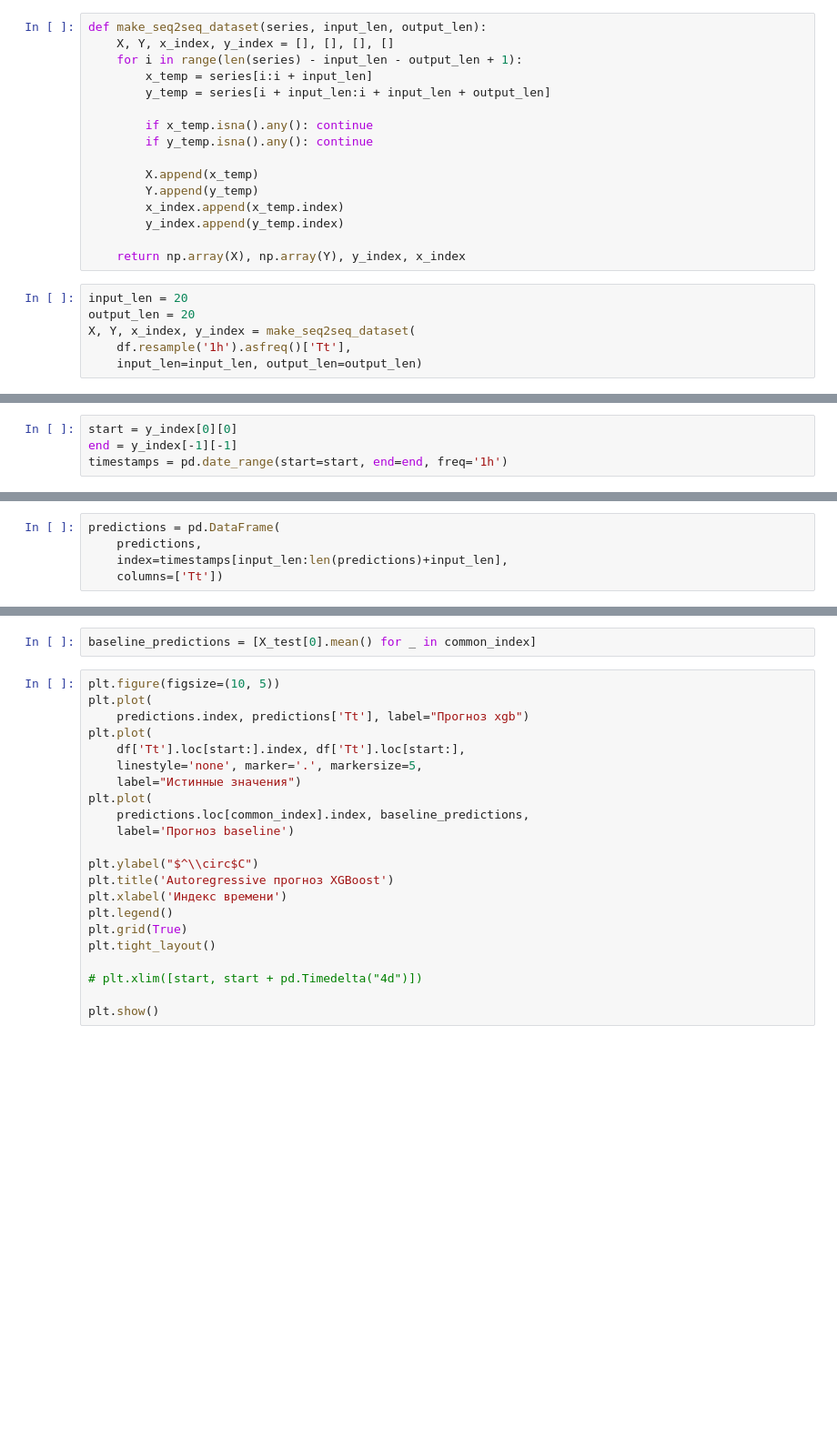
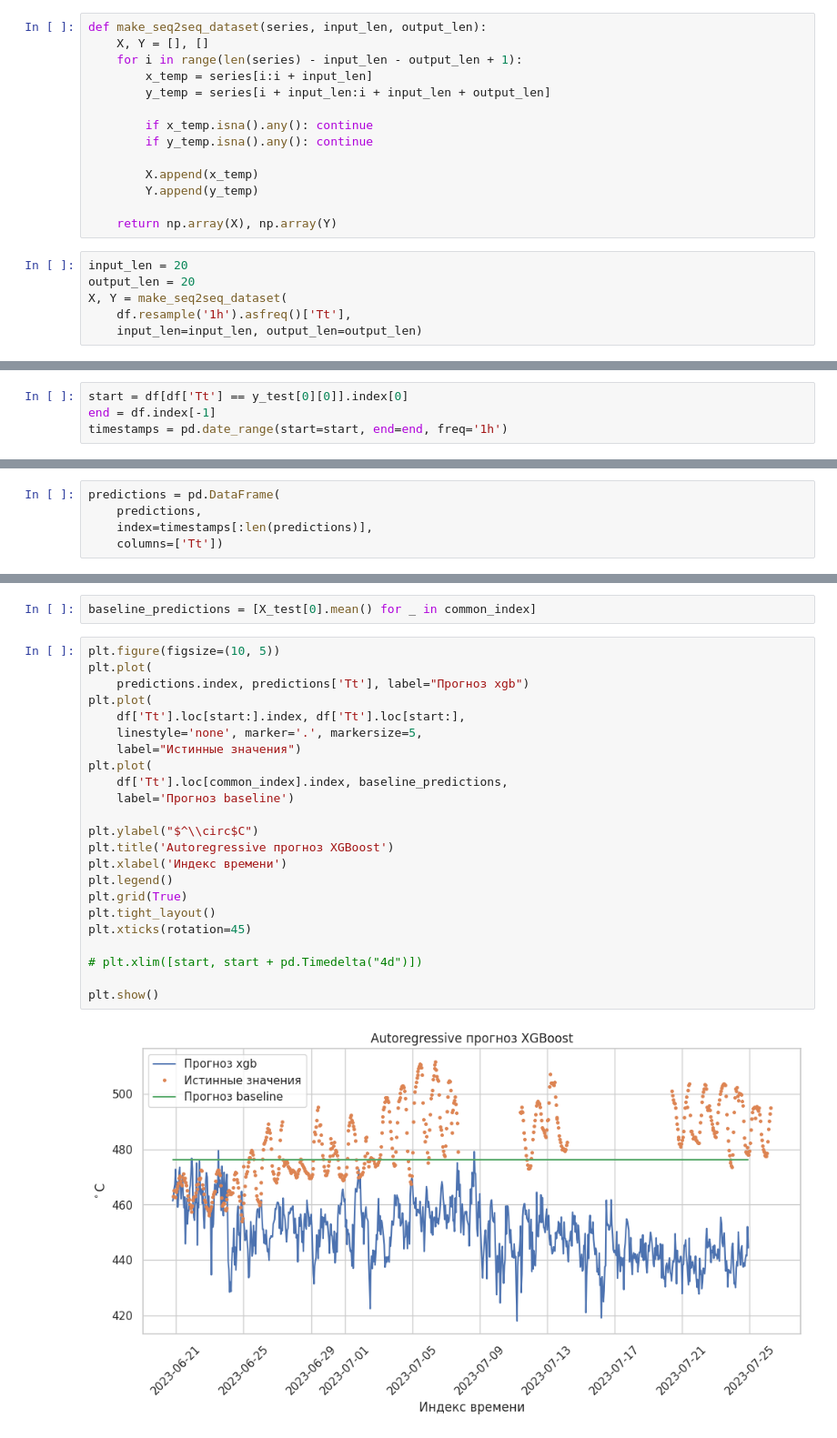
Before and after one commit to ArtyomShabunin/SMOPA-25, a Jupyter notebook: lesson_10.ipynb, the cells around one changed output, grey strips where cells are left out. Shown at 91% size. Drawn from its saved outputs; the diff is of its cells as text; blank space fills up the shorter version.

```diff
--- a/lesson_10.ipynb
+++ b/lesson_10.ipynb
@@ -499,7 +802,7 @@ print("Baseline RMSE:", round(baseline_rmse, 3))
 XGBoost **не поддерживает** напрямую многомерный выход, но можно сделать обучить `output_len` отдельных моделей, каждая из которых будет предсказывать своё значение
 # %%
 def make_seq2seq_dataset(series, input_len, output_len):
-    X, Y, x_index, y_index = [], [], [], []
+    X, Y = [], []
     for i in range(len(series) - input_len - output_len + 1):
         x_temp = series[i:i + input_len]
         y_temp = series[i + input_len:i + input_len + output_len]
@@ -509,14 +812,12 @@ def make_seq2seq_dataset(series, input_len, output_len):
 
         X.append(x_temp)
         Y.append(y_temp)
-        x_index.append(x_temp.index)
-        y_index.append(y_temp.index)
 
-    return np.array(X), np.array(Y), y_index, x_index
+    return np.array(X), np.array(Y)
 # %%
 input_len = 20
 output_len = 20
-X, Y, x_index, y_index = make_seq2seq_dataset(
+X, Y = make_seq2seq_dataset(
     df.resample('1h').asfreq()['Tt'],
     input_len=input_len, output_len=output_len)
 # %%
@@ -565,8 +902,8 @@ print("Baseline RMSE:", round(baseline_rmse, 3))
 # %% [markdown]
 ### Автономный авторегрессионный прогноз с swq2seq моделью
 # %%
-start = y_index[0][0]
-end = y_index[-1][-1]
+start = df[df['Tt'] == y_test[0][0]].index[0]
+end = df.index[-1]
 timestamps = pd.date_range(start=start, end=end, freq='1h')
 # %%
 current_input = X_test[0]
@@ -585,7 +922,7 @@ for _ in range(n_iters):
 # %%
 predictions = pd.DataFrame(
     predictions,
-    index=timestamps[input_len:len(predictions)+input_len],
+    index=timestamps[:len(predictions)],
     columns=['Tt'])
 # %%
 # Общие индексы
@@ -595,25 +932,28 @@ baseline_predictions = [X_test[0].mean() for _ in common_index]
 # %%
 plt.figure(figsize=(10, 5))
 plt.plot(
     predictions.index, predictions['Tt'], label="Прогноз xgb")
 plt.plot(
     df['Tt'].loc[start:].index, df['Tt'].loc[start:],
     linestyle='none', marker='.', markersize=5,
     label="Истинные значения")
 plt.plot(
-    predictions.loc[common_index].index, baseline_predictions,
+    df['Tt'].loc[common_index].index, baseline_predictions,
     label='Прогноз baseline')
 
 plt.ylabel("$^\\circ$С")
 plt.title('Autoregressive прогноз XGBoost')
 plt.xlabel('Индекс времени')
 plt.legend()
 plt.grid(True)
 plt.tight_layout()
+plt.xticks(rotation=45)
 
 # plt.xlim([start, start + pd.Timedelta("4d")])
 
 plt.show()
+# %% [output]
+[figure, added]
 # %%
 rmse = np.sqrt(
     mean_squared_error(
```
Also changed, not shown: parts of 42 cells of this notebook.
